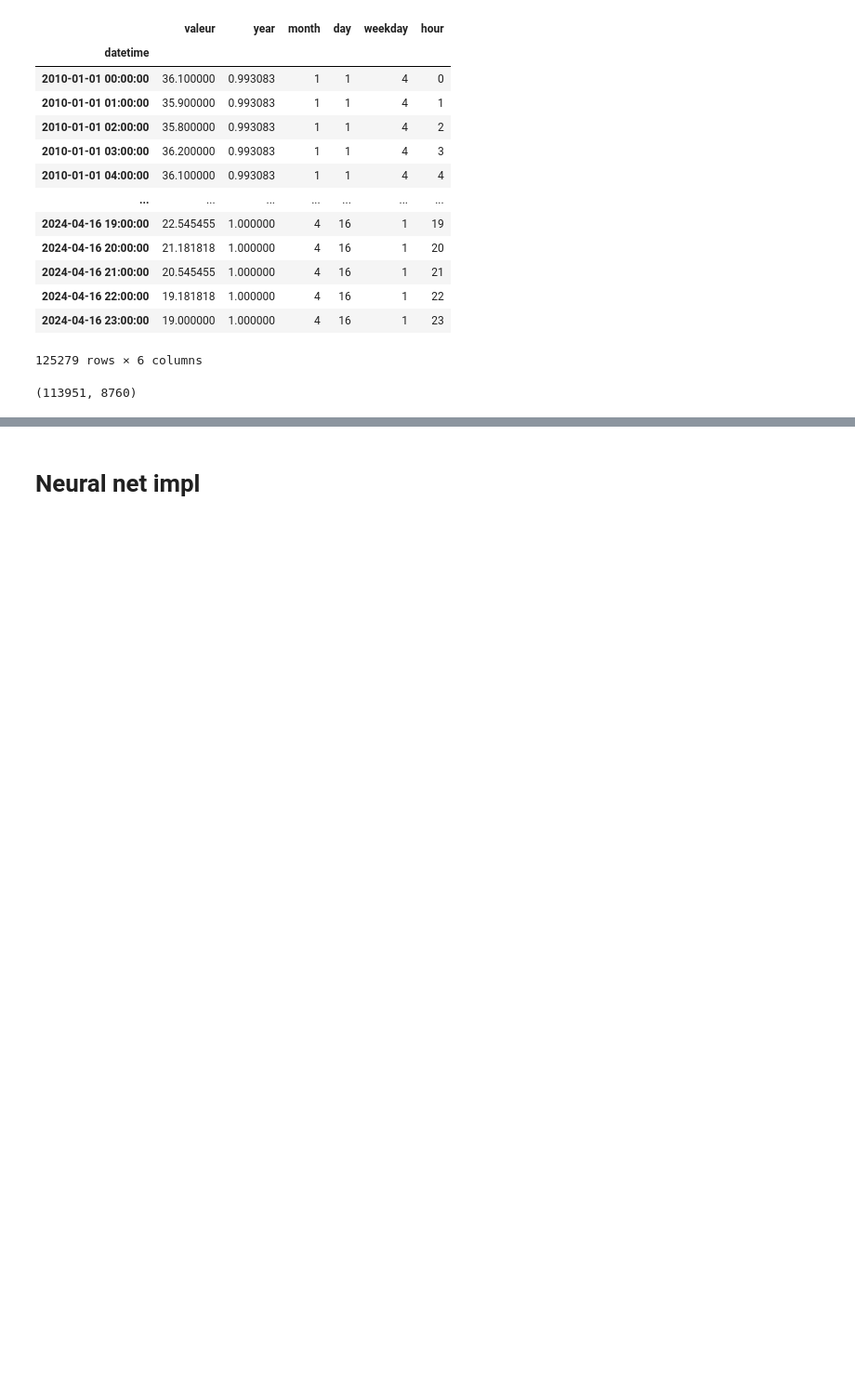
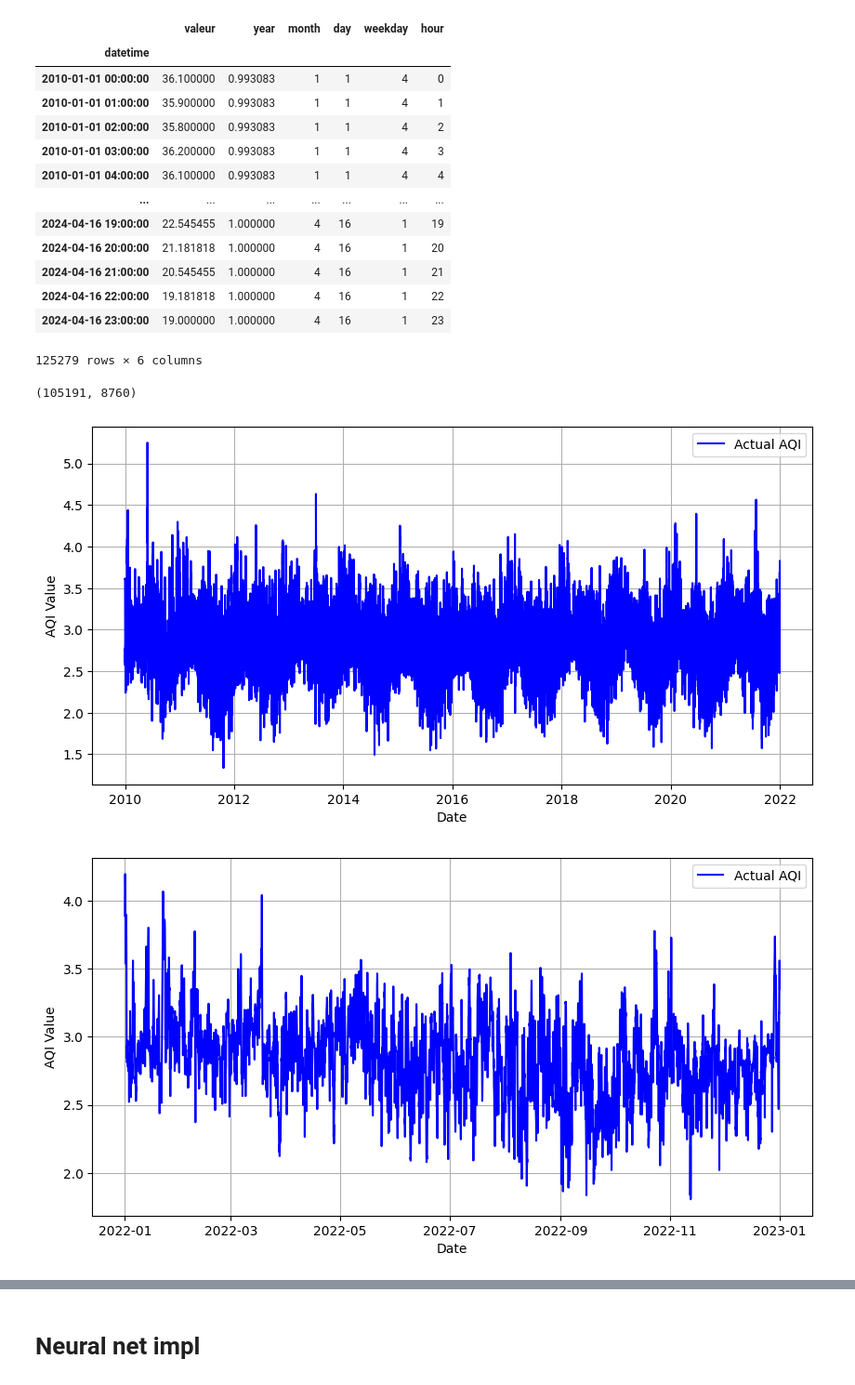
Before and after one commit to Magellol/montreal-aqi-predictions, a Jupyter notebook: index.ipynb, the cells around one changed output, grey strips where cells are left out. Shown at 93% size. Saved outputs shown, nothing was run; the diff lists cells and outputs as text; code cells hidden in the pictures; blank space fills up the shorter version.

```diff
--- a/index.ipynb
+++ b/index.ipynb
@@ -111,8 +116,8 @@ group2_df
 | 2024-04-16 23:00:00 | 19.000000 | 1.000000 | 4 | 16 | 1 | 23 |
 125279 rows × 6 columns
 # %%
-split_date_valid = pd.Timestamp('2023-01-01')
-split_date_test = pd.Timestamp('2024-01-01')
+split_date_valid = pd.Timestamp('2022-01-01')
+split_date_test = pd.Timestamp('2023-01-01')
 
 train_idx = group2_df.index < split_date_valid
 valid_idx = (group2_df.index >= split_date_valid) & (group2_df.index < split_date_test)
@@ -124,4 +129,21 @@ test_idxs = np.where(test_idx)[0].tolist()
 
 len(train_idxs), len(valid_idxs)
 # %% [output]
-(113951, 8760)
+(105191, 8760)
+# %%
+def plot_aqi(xs):
+  plt.figure(figsize=(10, 5))  # Set the figure size for better readability
+  plt.plot(xs, label='Actual AQI', color='blue')  # Plot the actual AQI values
+  plt.xlabel('Date')  # Label for the x-axis
+  plt.ylabel('AQI Value')  # Label for the y-axis
+  plt.legend()  # Add a legend to distinguish the lines
+  plt.grid(True)  # Add grid for better readability of the plot
+  plt.show()  # Display the plot
+
+
+plot_aqi(group2_df.iloc[train_idxs]['valeur'])
+plot_aqi(group2_df.iloc[valid_idxs]['valeur'])
+plot_aqi(group2_df.iloc[test_idxs]['valeur'])
+# %% [output]
+[figure, added]
+[figure, added]
```
Also changed, not shown: parts of 14 cells of this notebook.
